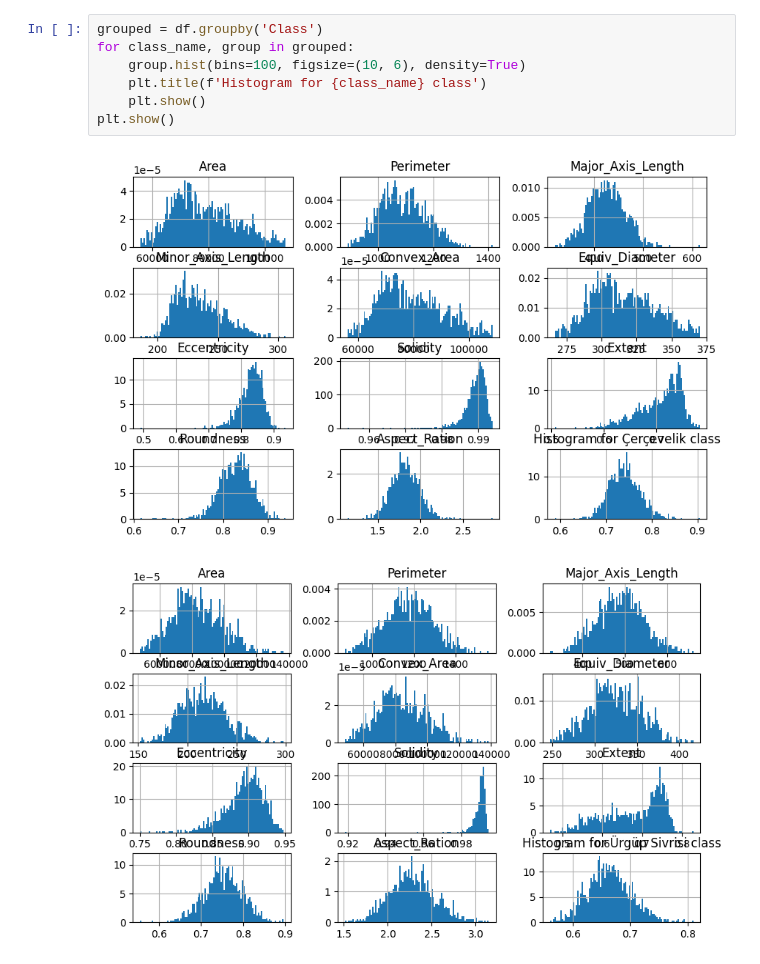
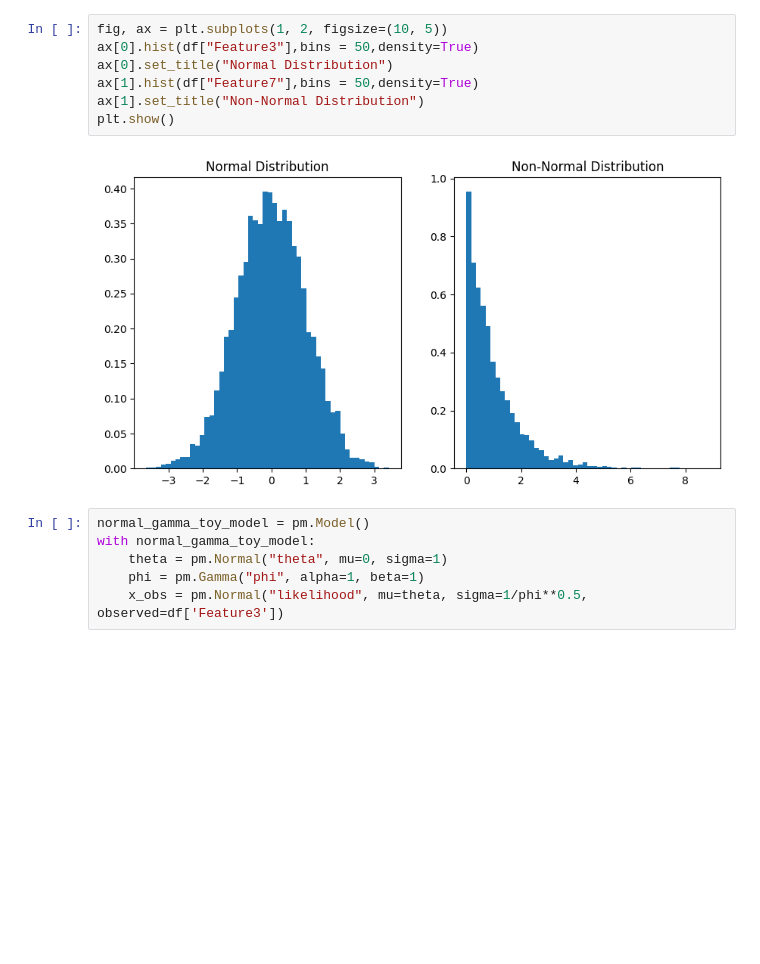
Before and after one commit to MatthewPronyshyn/STA365, a Jupyter notebook: Homework3.ipynb, the cells around one changed output. Drawn from its saved outputs; the diff is of its cells as text; blank space fills up the shorter version.

```diff
--- a/Homework3.ipynb
+++ b/Homework3.ipynb
@@ -20,10 +22,15 @@ df.head()
-# %%
-grouped = df.groupby('Class')
-for class_name, group in grouped:
-    group.hist(bins=100, figsize=(10, 6), density=True)
-    plt.title(f'Histogram for {class_name} class')
-    plt.show()
-plt.show()
-# %% [output]
-[figure, removed]
-[figure, removed]
+# %%
+fig, ax = plt.subplots(1, 2, figsize=(10, 5))
+ax[0].hist(df["Feature3"],bins = 50,density=True)
+ax[0].set_title("Normal Distribution")
+ax[1].hist(df["Feature7"],bins = 50,density=True)
+ax[1].set_title("Non-Normal Distribution")
+plt.show()
+# %% [output]
+[figure, added]
+# %%
+normal_gamma_toy_model = pm.Model()
+with normal_gamma_toy_model:
+    theta = pm.Normal("theta", mu=0, sigma=1)
+    phi = pm.Gamma("phi", alpha=1, beta=1)
+    x_obs = pm.Normal("likelihood", mu=theta, sigma=1/phi**0.5, observed=df['Feature3'])
```
Also changed, not shown: parts of 17 cells of this notebook.
